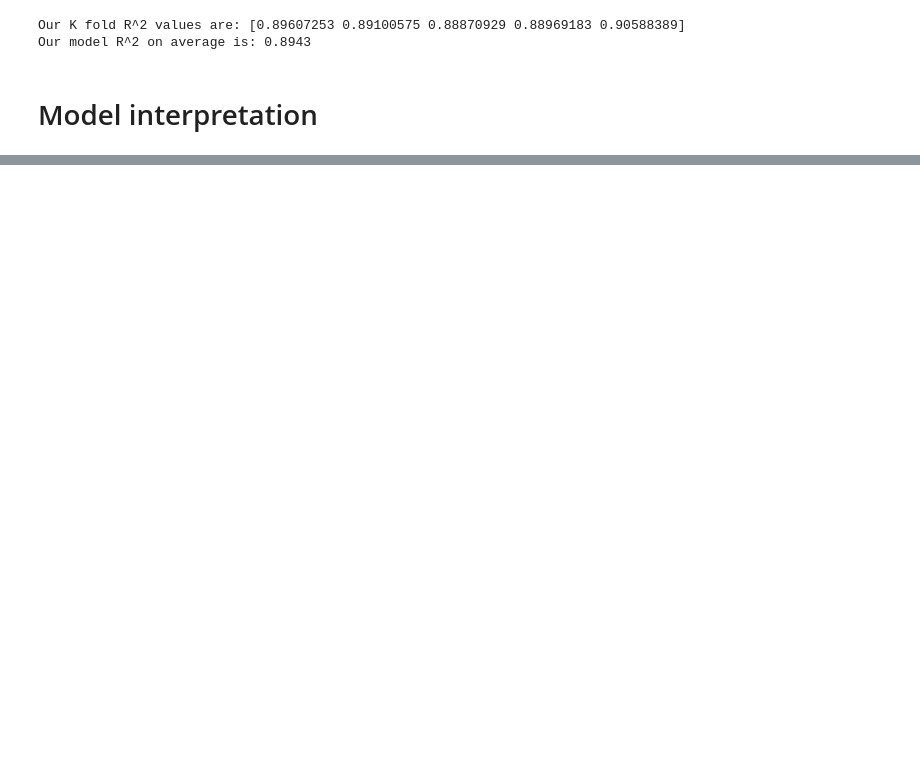
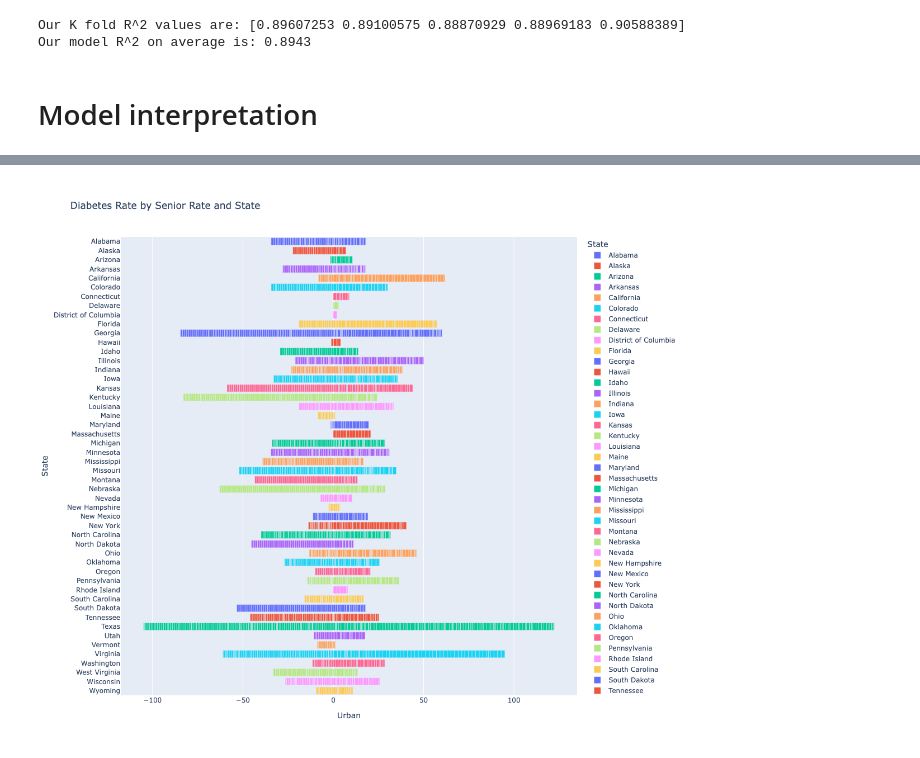
Before and after one commit to trentjlatz/Diabetes_Project, a Jupyter notebook: 02_Diabetes_Modeling.ipynb, the cells around one changed output, grey strips where cells are left out. Saved outputs shown, nothing was run; the diff lists cells and outputs as text; code cells hidden in the pictures; blank space fills up the shorter version.

```diff
--- a/02_Diabetes_Modeling.ipynb
+++ b/02_Diabetes_Modeling.ipynb
@@ -92,0 +158,5 @@ plt.axhline(0, color='red', linestyle='--')
+# %%
+# Scale features
+scaler = StandardScaler()
+numeric_cols = df.select_dtypes(include='number').columns.drop('DiabetesRate')
+df[numeric_cols] = scaler.fit_transform(df[numeric_cols])
@@ -92,0 +190,12 @@ plt.axhline(0, color='red', linestyle='--')
+# %%
+import plotly.express as px
+fig = px.bar(
+    df,
+    x = 'Urban',
+    y = 'State',
+    color = 'State',
+    title = "Diabetes Rate by Senior Rate and State",
+)
+fig.show()
+# %% [output]
+[figure, added]
```
Also changed, not shown: parts of 11 cells of this notebook.
